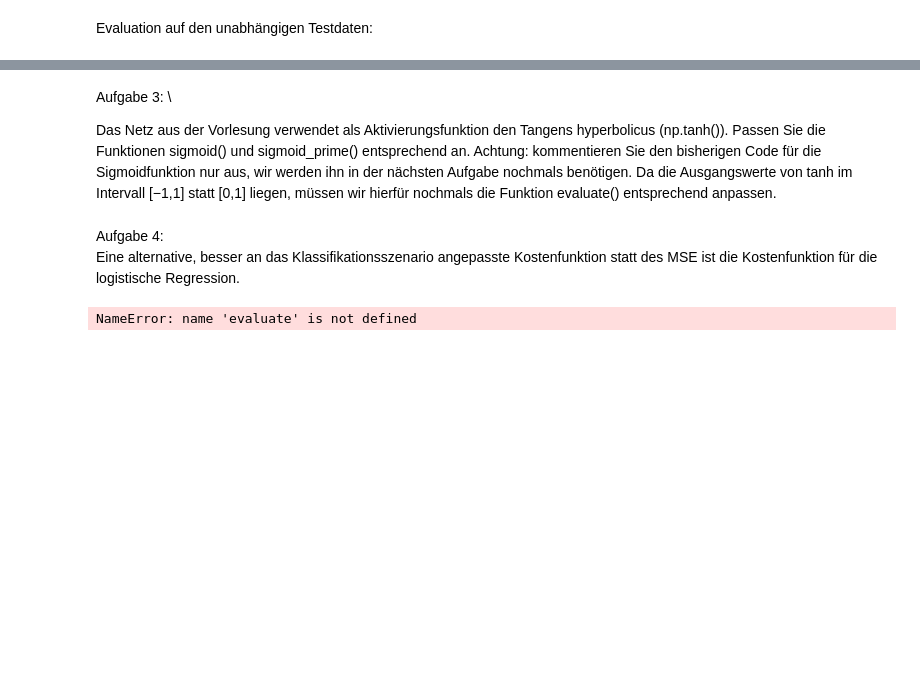
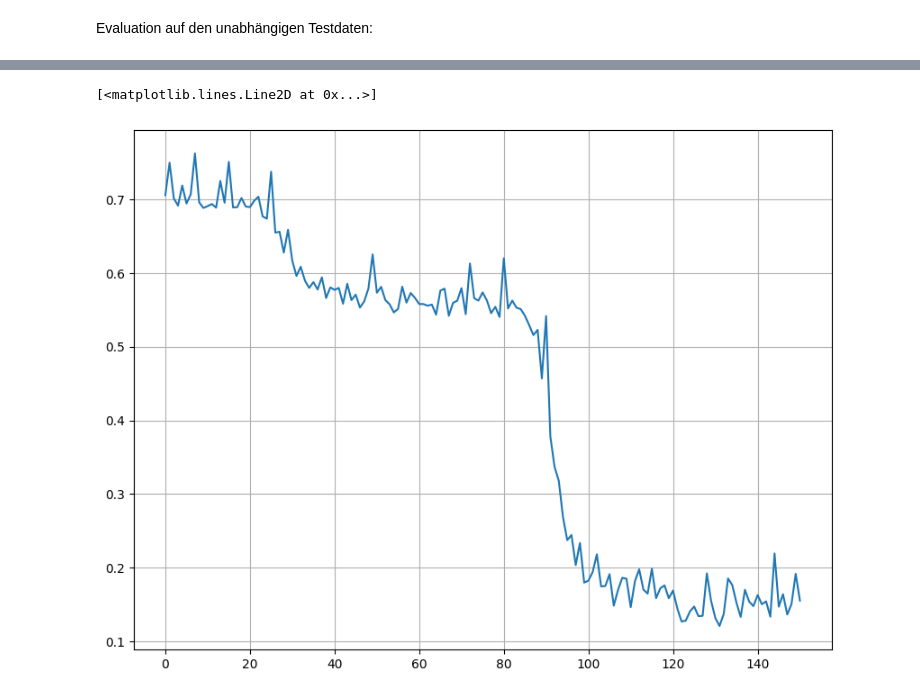
Before and after one commit to mpowd/deep-learning, a Jupyter notebook: first_exercise_sheet/first_exercise_sheet.ipynb, the cells around one changed output, grey strips where cells are left out. Saved outputs shown, nothing was run; the diff lists cells and outputs as text; code cells hidden in the pictures; blank space fills up the shorter version.

```diff
--- a/first_exercise_sheet/first_exercise_sheet.ipynb
+++ b/first_exercise_sheet/first_exercise_sheet.ipynb
@@ -242,0 +338,17 @@ Evaluation auf den unabhängigen Testdaten:
+# %%
+costs = []
+biases = [np.random.randn(y, 1) for y in sizes[1:]] # Schwellwerte
+weights = [np.random.randn(y, x) for x, y in zip(sizes[:-1], sizes[1:])] #Gewichte
+# initialisere Trainingsdaten
+x0 = X_train
+y0 = df_train['labels'].to_numpy()
+
+# initialisere Validierungsdaten
+x1 = X_train
+y1 = df_train['labels'].to_numpy()
+
+# initialisere Testdaten
+x2 = X_test
+y2 = df_test['labels'].to_numpy()
+
+acc_val = SGD(x0, y0, epochs, mbs, eta, x2, y2)
@@ -330,4 +381,0 @@ plt.plot(acc_val/x2.shape[0]);
-# %% [markdown]
-Aufgabe 3: \
-
-Das Netz aus der Vorlesung verwendet als Aktivierungsfunktion den Tangens hyperbolicus (np.tanh()). Passen Sie die Funktionen sigmoid() und sigmoid_prime() entsprechend an. Achtung: kommentieren Sie den bisherigen Code für die Sigmoidfunktion nur aus, wir werden ihn in der nächsten Aufgabe nochmals benötigen. Da die Ausgangswerte von tanh im Intervall [−1,1] statt [0,1] liegen, müssen wir hierfür nochmals die Funktion evaluate() entsprechend anpassen.
@@ -386,16 +382,5 @@ def evaluate_tangh(x2, y2):
-# %% [markdown]
-Aufgabe 4: \
-Eine alternative, besser an das Klassifikationsszenario angepasste Kostenfunktion statt des MSE ist die Kostenfunktion für die logistische Regression.
-# %%
-# Ableitung der Kostenfunktion für die logistische Regression
-def cost_derivative(output_activations, y):
-    """Return the vector of partial derivatives \partial C_x /
-    \partial a for the output activations."""
-    return -y * np.log(output_activations) - (1 - y) * np.log(1 - output_activations)
-
-
-# Überprüfen der Genauigkeit des neuronale Netzwerks
-accuracy, error = evaluate(x2, y2)
-print(f"Accuracy: {accuracy}/{x2.shape[0]} ({accuracy / x2.shape[0] * 100}%)")
-# %% [output]
-NameError: name 'evaluate' is not defined
+# %%
+plt.plot(costs)
+# %% [output]
+[<matplotlib.lines.Line2D at 0x...>]
+[figure, added]
```
Also changed, not shown: parts of 40 cells of this notebook.
